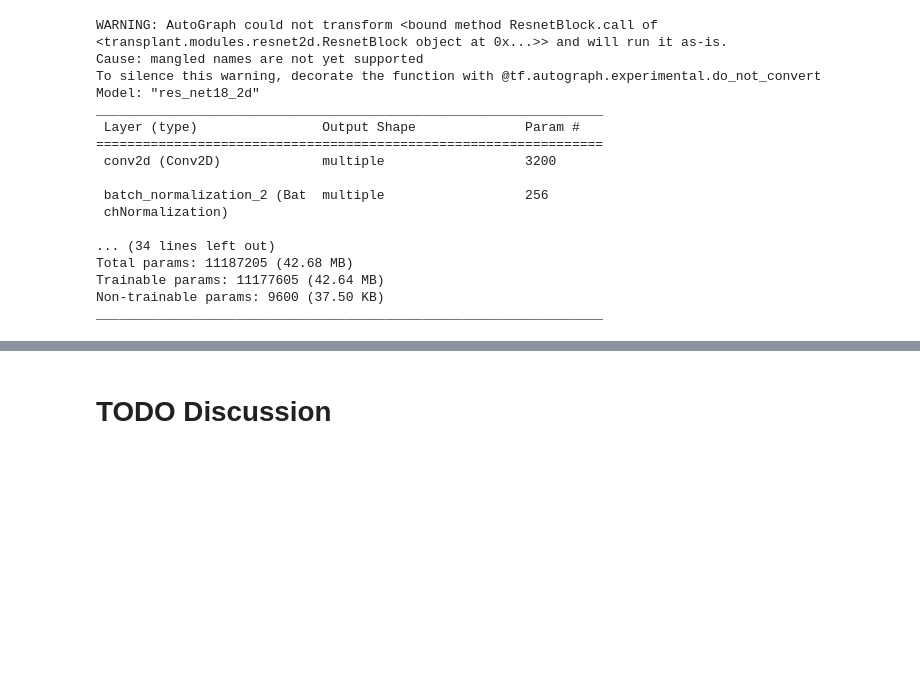
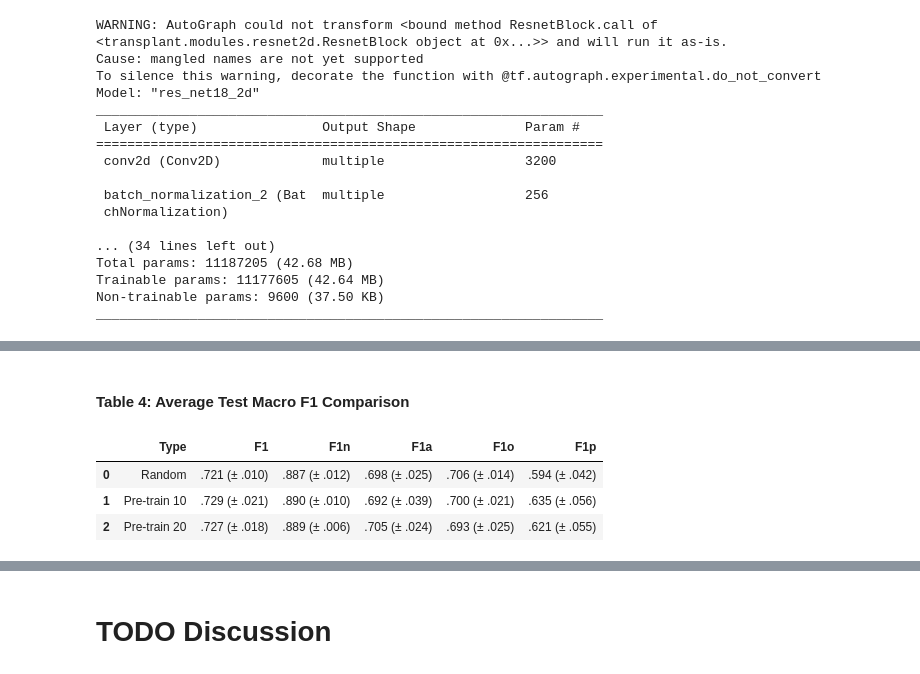
Before and after one commit to myles-i/DLH_TransferLearning, a Jupyter notebook: report/DL4H_Team_1.ipynb, the cells around one changed output, grey strips where cells are left out. Saved outputs shown, nothing was run; the diff lists cells and outputs as text; code cells hidden in the pictures; blank space fills up the shorter version.

Commit message:
add ablation results and analysis

```diff
--- a/report/DL4H_Team_1.ipynb
+++ b/report/DL4H_Team_1.ipynb
@@ -1292,0 +1315,6 @@ _________________________________________________________________
+# %%
+%%time
+%%capture
+RESULT2D_DIR = '/tmp/results2d/'
+!mkdir -p {RESULT2D_DIR}
+!gdown 1-3cjLjMC2GR_aL6U-U6okufYu3XgPSiA -O {RESULT2D_DIR} --folder
@@ -1292,0 +1340,10 @@ _________________________________________________________________
+# %% [markdown]
+#### Table 4: Average Test Macro F1 Comparison
+# %%
+predictions_all = load_pkl(RESULT2D_DIR + '/experimental_nodb/predictions_all.pkl')
+make_f1_table(predictions_all)
+# %% [output]
+|  | Type | F1 | F1n | F1a | F1o | F1p |
+| 0 | Random | .721 (± .010) | .887 (± .012) | .698 (± .025) | .706 (± .014) | .594 (± .042) |
+| 1 | Pre-train 10 | .729 (± .021) | .890 (± .010) | .692 (± .039) | .700 (± .021) | .635 (± .056) |
+| 2 | Pre-train 20 | .727 (± .018) | .889 (± .006) | .705 (± .024) | .693 (± .025) | .621 (± .055) |
```
Also changed, not shown: parts of 16 cells of this notebook.
